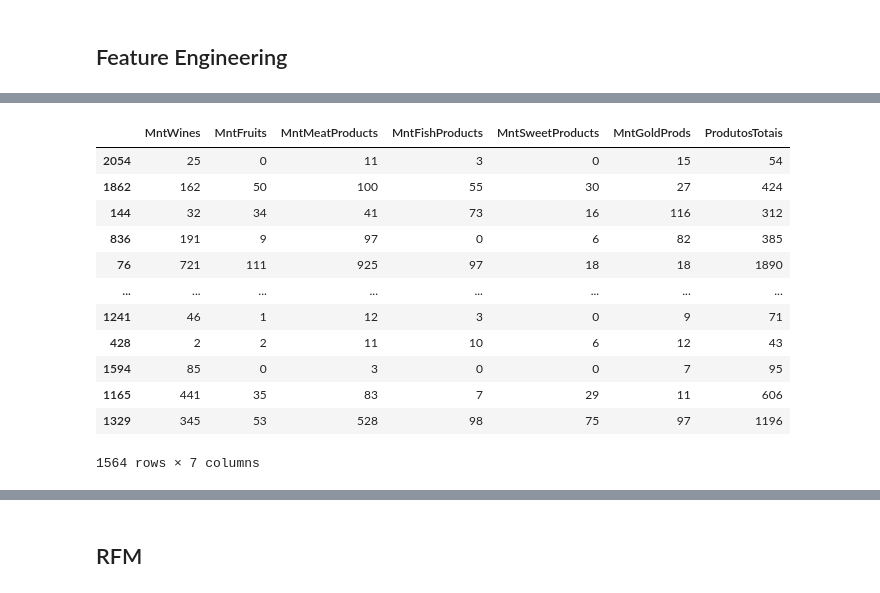
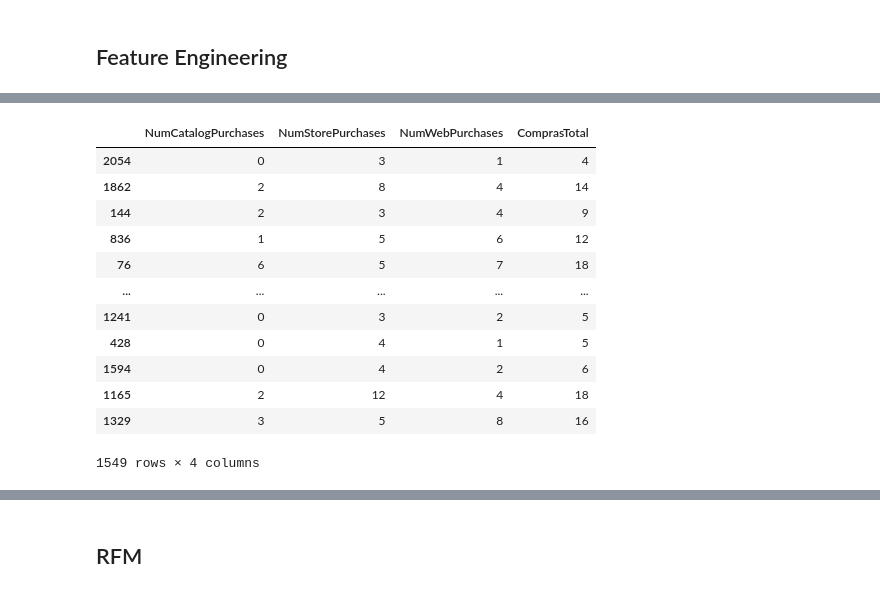
Before and after one commit to DionesGouvea/propensao_compra, a Jupyter notebook: Propensão_Marketing.ipynb, the cells around one changed output, grey strips where cells are left out. Drawn from its saved outputs; the diff is of its cells as text; code cells hidden in the pictures.

```diff
--- a/Propensão_Marketing.ipynb
+++ b/Propensão_Marketing.ipynb
@@ -406,11 +410,13 @@ plt.title('visuzalizando a mediana da renda x Nivel de educação ')
 plt.show()
 # %% [output]
 [figure]
+# %%
+df_train.dropna(subset=['Income'], inplace=True)
 # %%
-#calculando a mediana de renda por nivel de educação
+'''#calculando a mediana de renda por nivel de educação
 median_income_by_education = df_train.groupby('Education')['Income'].median()
 
 df_train['Income'] = df_train.apply(
     lambda row: median_income_by_education[row['Education']] if pd.isna(row['Income']) else row['Income'],
     axis=1
-)
+)'''
@@ -424,7 +432,7 @@ df_train['Income'] = df_train.apply(
 copy_df_train = df_train.copy()
 # %%
 #Dropando colunas que não pretendo usar
-df_train = df_train.drop(['Year_Birth','Z_Revenue','Z_CostContact','Dt_Customer'],axis = 1)
+df_train = df_train.drop(['Year_Birth','Z_Revenue','Z_CostContact'],axis = 1)
 # %% [markdown]
 - Estou removendo **year_birth** por que criei outra feature Age
 - **z_Revenue** e **Z_costContact**, não tenho informações sobre o que essas features representam e ambas possuem somente um unico valor então seram removidas também.
@@ -533,19 +552,20 @@ df_train['ProdutosTotais'] = df_train[['MntWines','MntFruits','MntMeatProducts',
-# %%
-df_train[['MntWines','MntFruits','MntMeatProducts','MntFishProducts','MntSweetProducts','MntGoldProds', 'ProdutosTotais']]
-# %% [output]
-|  | MntWines | MntFruits | MntMeatProducts | MntFishProducts | MntSweetProducts | MntGoldProds | ProdutosTotais |
-| 2054 | 25 | 0 | 11 | 3 | 0 | 15 | 54 |
-| 1862 | 162 | 50 | 100 | 55 | 30 | 27 | 424 |
-| 144 | 32 | 34 | 41 | 73 | 16 | 116 | 312 |
-| 836 | 191 | 9 | 97 | 0 | 6 | 82 | 385 |
-| 76 | 721 | 111 | 925 | 97 | 18 | 18 | 1890 |
-| ... | ... | ... | ... | ... | ... | ... | ... |
-| 1241 | 46 | 1 | 12 | 3 | 0 | 9 | 71 |
-| 428 | 2 | 2 | 11 | 10 | 6 | 12 | 43 |
-| 1594 | 85 | 0 | 3 | 0 | 0 | 7 | 95 |
-| 1165 | 441 | 35 | 83 | 7 | 29 | 11 | 606 |
-| 1329 | 345 | 53 | 528 | 98 | 75 | 97 | 1196 |
-1564 rows × 7 columns
 # %%
 #Criando a feature ComprasTotal que representa o numero total de compras efetuadas
-df_train['ComprasTotal'] = df_train[['NumDealsPurchases','NumCatalogPurchases','NumStorePurchases','NumWebPurchases']].sum(axis=1)
+df_train['ComprasTotal'] = df_train[['NumCatalogPurchases','NumStorePurchases','NumWebPurchases']].sum(axis=1)
+
+#visualizando a soma de ComprasTotal
+df_train[['NumCatalogPurchases','NumStorePurchases','NumWebPurchases','ComprasTotal']]
+# %% [output]
+|  | NumCatalogPurchases | NumStorePurchases | NumWebPurchases | ComprasTotal |
+| 2054 | 0 | 3 | 1 | 4 |
+| 1862 | 2 | 8 | 4 | 14 |
+| 144 | 2 | 3 | 4 | 9 |
+| 836 | 1 | 5 | 6 | 12 |
+| 76 | 6 | 5 | 7 | 18 |
+| ... | ... | ... | ... | ... |
+| 1241 | 0 | 3 | 2 | 5 |
+| 428 | 0 | 4 | 1 | 5 |
+| 1594 | 0 | 4 | 2 | 6 |
+| 1165 | 2 | 12 | 4 | 18 |
+| 1329 | 3 | 5 | 8 | 16 |
+1549 rows × 4 columns
```
Also changed, not shown: parts of 56 cells of this notebook.
